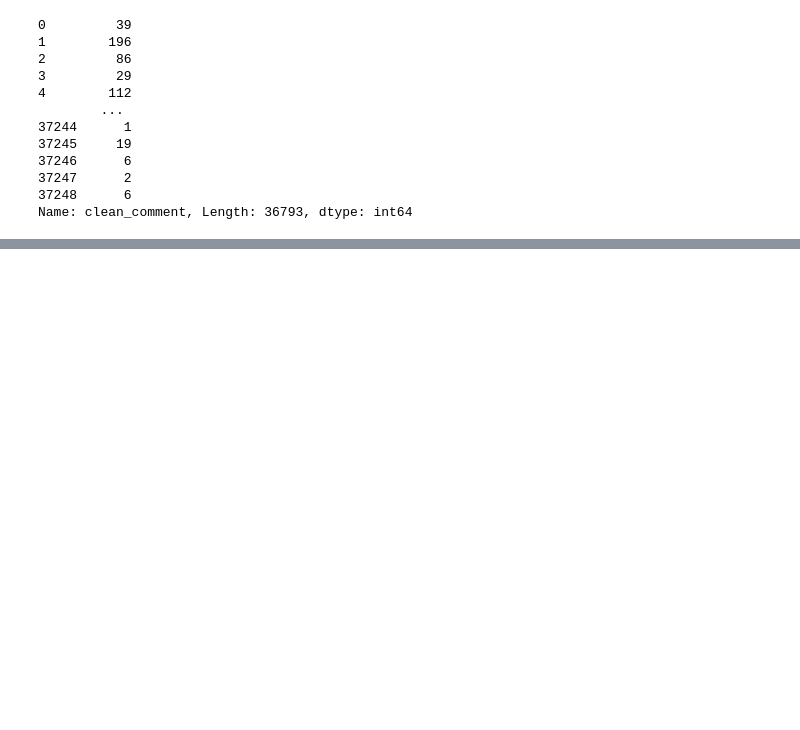
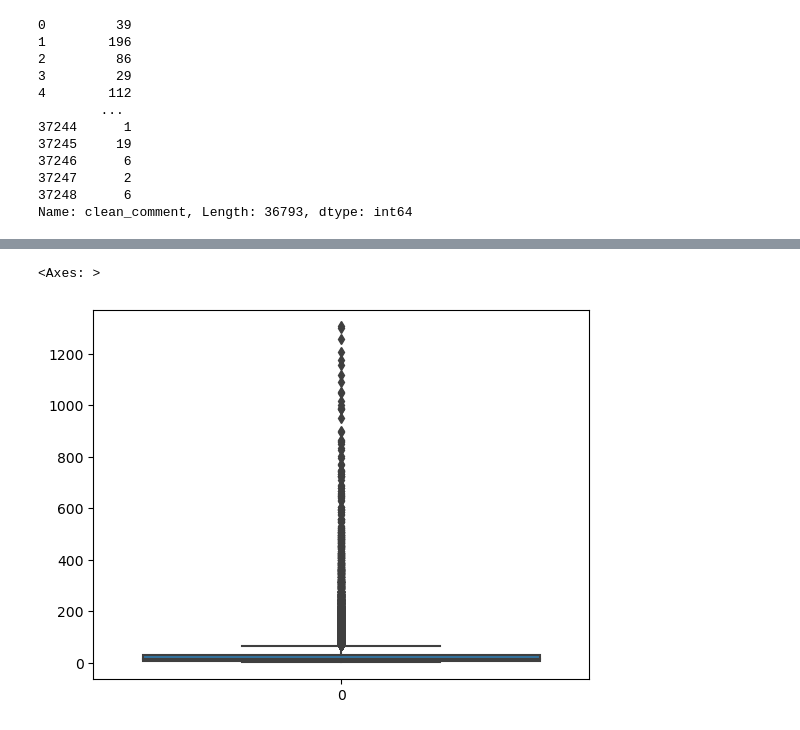
Before and after one commit to Bonniecoleman/Youtube-Sentiment-Chrome-Plug-in, a Jupyter notebook: notebooks/01_Preprocessing_EDA.ipynb, the cells around one changed output, grey strips where cells are left out. Saved outputs shown, nothing was run; the diff lists cells and outputs as text; code cells hidden in the pictures; blank space fills up the shorter version.

```diff
--- a/notebooks/01_Preprocessing_EDA.ipynb
+++ b/notebooks/01_Preprocessing_EDA.ipynb
@@ -175,0 +206,5 @@ df.sample(5)
+# %%
+sns.boxplot(df['word_count'])
+# %% [output]
+<Axes: >
+[figure, added]
```
Also changed, not shown: parts of 50 cells of this notebook.
